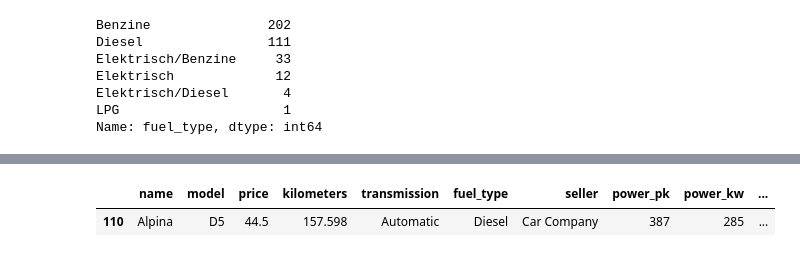
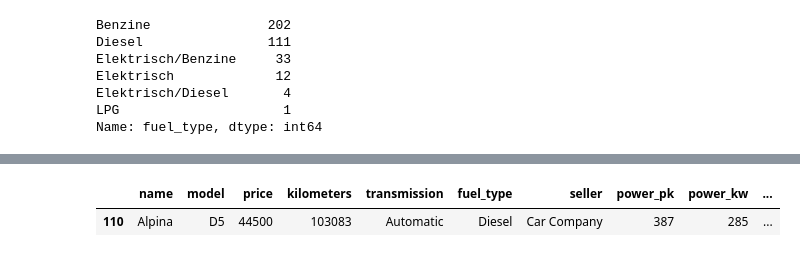
Before and after one commit to wa-le/autoscout24-webscrape-EDA, a Jupyter notebook: autoscout24_clean.ipynb, the cells around one changed output, grey strips where cells are left out. Cells and saved outputs as stored; diff of their text form; code cells hidden in the pictures.

```diff
--- a/autoscout24_clean.ipynb
+++ b/autoscout24_clean.ipynb
@@ -274,3 +274,19 @@ data
 363 rows × 12 columns
 # %%
 data.drop(['manufactured_date'], axis=1, inplace=True)
+# %%
+price = []
+for pr in data['price']:
+  pr = pr.replace('.', '')
+  price.append(pr)
+
+data['price'] = price
+data
+
+kilom = []
+for kilo in data['kilometers']:
+  kilo = kilo.replace('.', '')
+  kilom.append(kilo)
+
+data['kilometers'] = kilo
+data
@@ -277,9 +307,8 @@ data.drop(['manufactured_date'], axis=1, inplace=True)
 # %%
 data['power_pk'] = data['power_pk'].astype('int')
 data['power_kw'] = data['power_kw'].astype('int')
+data['price'] = data['price'].astype('int')
+data['kilometers'] = data['kilometers'].astype('int')
-# %%
-data['price'] = data['price'].astype('float')
-data['kilometers'] = data['kilometers'].astype('float')
 # %%
 data.tail()
 # %% [output]
@@ -369,9 +409,9 @@ data
 # %%
 data['name'] = data['name'].str.strip()
 # %%
-data1[data1['name'] == 'Alpina']
+data[data['name'] == 'Alpina']
 # %% [output]
 |  | name | model | price | kilometers | transmission | fuel_type | seller | power_pk | power_kw | ... |
-| 110 | Alpina | D5 | 44.5 | 157.598 | Automatic | Diesel | Car Company | 387 | 285 | ... |
+| 110 | Alpina | D5 | 44500 | 103083 | Automatic | Diesel | Car Company | 387 | 285 | ... |
 # %%
 data.to_csv('autoscout24-cars-cleaned.csv')
```
Also changed, not shown: parts of 13 cells of this notebook.
